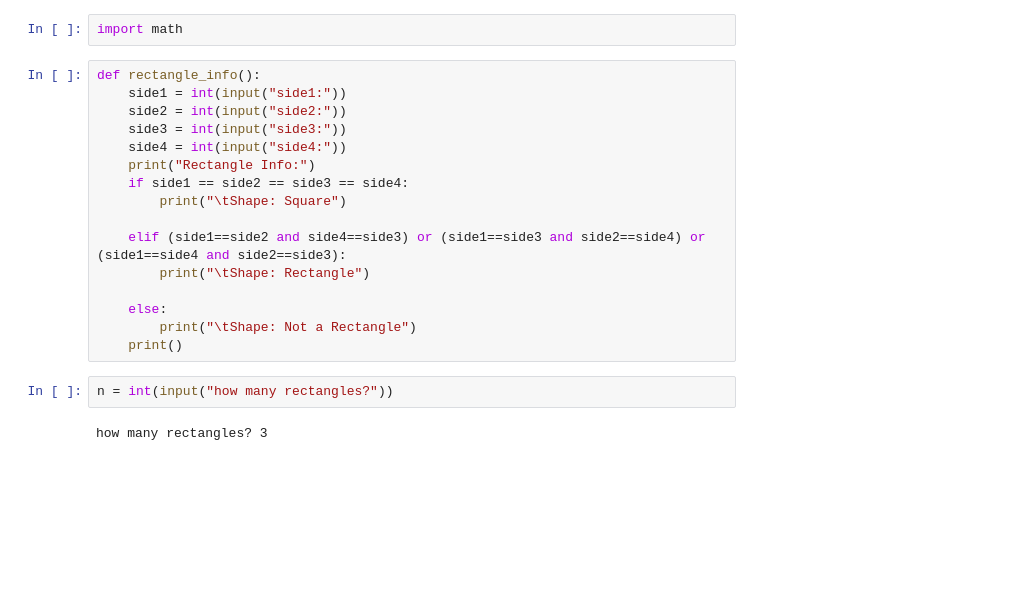
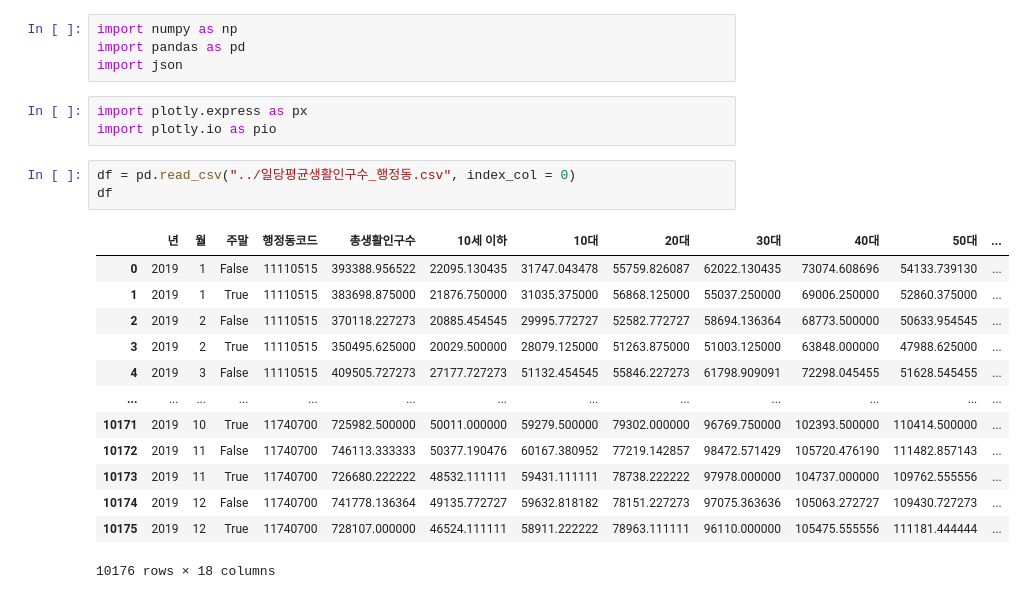
Before and after one commit to syshin0116/Dacon, a Jupyter notebook: code/시각화/Untitled1.ipynb, the cells around one changed output. Cells and saved outputs as stored; diff of their text form; blank space fills up the shorter version.

```diff
--- a/code/시각화/Untitled1.ipynb
+++ b/code/시각화/Untitled1.ipynb
@@ -1,23 +1,25 @@
 # %%
-import math
+import numpy as np
+import pandas as pd
+import json
 # %%
-def rectangle_info():
-    side1 = int(input("side1:"))
-    side2 = int(input("side2:"))
-    side3 = int(input("side3:"))
-    side4 = int(input("side4:"))
-    print("Rectangle Info:")
-    if side1 == side2 == side3 == side4:
-        print("\tShape: Square")
-
-    elif (side1==side2 and side4==side3) or (side1==side3 and side2==side4) or (side1==side4 and side2==side3):
-        print("\tShape: Rectangle")
-
-    else:
-        print("\tShape: Not a Rectangle")
-    print()
+import plotly.express as px
+import plotly.io as pio
 # %%
-n = int(input("how many rectangles?"))
+df = pd.read_csv("../일당평균생활인구수_행정동.csv", index_col = 0)
+df
 # %% [output]
+|  | 년 | 월 | 주말 | 행정동코드 | 총생활인구수 | 10세 이하 | 10대 | 20대 | 30대 | 40대 | 50대 | ... |
+| 0 | 2019 | 1 | False | 11110515 | 393388.956522 | 22095.130435 | 31747.043478 | 55759.826087 | 62022.130435 | 73074.608696 | 54133.739130 | ... |
+| 1 | 2019 | 1 | True | 11110515 | 383698.875000 | 21876.750000 | 31035.375000 | 56868.125000 | 55037.250000 | 69006.250000 | 52860.375000 | ... |
+| 2 | 2019 | 2 | False | 11110515 | 370118.227273 | 20885.454545 | 29995.772727 | 52582.772727 | 58694.136364 | 68773.500000 | 50633.954545 | ... |
+| 3 | 2019 | 2 | True | 11110515 | 350495.625000 | 20029.500000 | 28079.125000 | 51263.875000 | 51003.125000 | 63848.000000 | 47988.625000 | ... |
+| 4 | 2019 | 3 | False | 11110515 | 409505.727273 | 27177.727273 | 51132.454545 | 55846.227273 | 61798.909091 | 72298.045455 | 51628.545455 | ... |
+| ... | ... | ... | ... | ... | ... | ... | ... | ... | ... | ... | ... | ... |
+| 10171 | 2019 | 10 | True | 11740700 | 725982.500000 | 50011.000000 | 59279.500000 | 79302.000000 | 96769.750000 | 102393.500000 | 110414.500000 | ... |
+| 10172 | 2019 | 11 | False | 11740700 | 746113.333333 | 50377.190476 | 60167.380952 | 77219.142857 | 98472.571429 | 105720.476190 | 111482.857143 | ... |
+| 10173 | 2019 | 11 | True | 11740700 | 726680.222222 | 48532.111111 | 59431.111111 | 78738.222222 | 97978.000000 | 104737.000000 | 109762.555556 | ... |
+| 10174 | 2019 | 12 | False | 11740700 | 741778.136364 | 49135.772727 | 59632.818182 | 78151.227273 | 97075.363636 | 105063.272727 | 109430.727273 | ... |
+| 10175 | 2019 | 12 | True | 11740700 | 728107.000000 | 46524.111111 | 58911.222222 | 78963.111111 | 96110.000000 | 105475.555556 | 111181.444444 | ... |
-how many rectangles? 3
+10176 rows × 18 columns
 # %%
```
Also changed, not shown: parts of 10 cells of this notebook, 9 other files.
